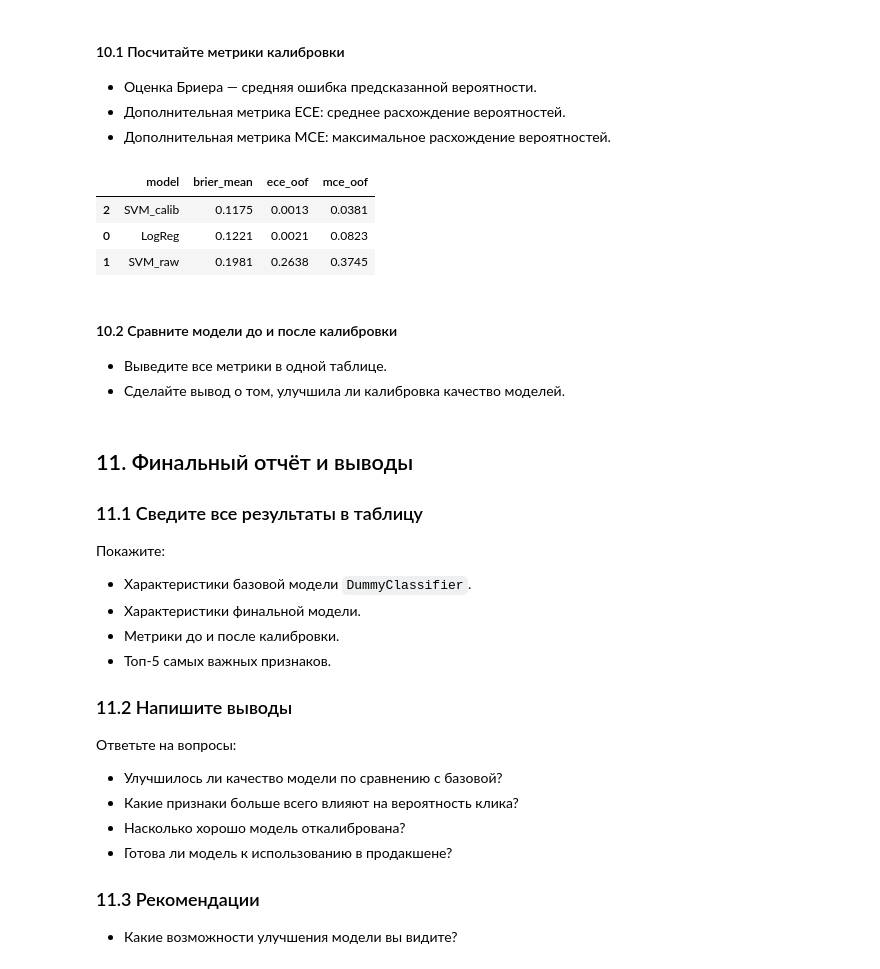
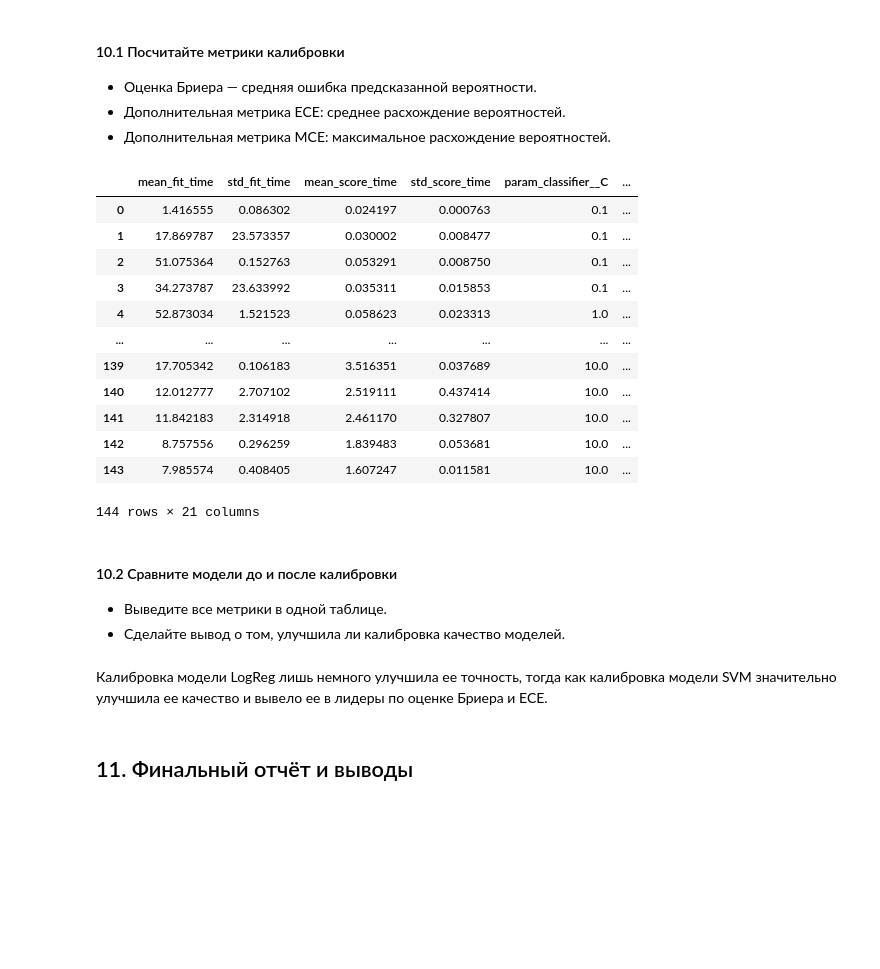
Before and after one commit to msesemov/DS_SVM_sprint_12, a Jupyter notebook: db5c0999-b3ac-41f4-b5f0-ab81a17a3c21.ipynb, the cells around one changed output. Drawn from its saved outputs; the diff is of its cells as text; code cells hidden in the pictures; blank space fills up the shorter version.

```diff
--- a/db5c0999-b3ac-41f4-b5f0-ab81a17a3c21.ipynb
+++ b/db5c0999-b3ac-41f4-b5f0-ab81a17a3c21.ipynb
@@ -1471,16 +1611,22 @@ plt.show()
 - Дополнительная метрика ECE: среднее расхождение вероятностей.
 - Дополнительная метрика MCE: максимальное расхождение вероятностей.
 # %%
-# Метрики моделей
-results_df['brier_mean'] = results_df['brier_mean'].round(4)
-results_df['ece_oof'] = results_df['ece_oof'].round(4)
-results_df['mce_oof'] = results_df['mce_oof'].round(4)
+# Метрики калибровки моделей
 results_df
 # %% [output]
-|  | model | brier_mean | ece_oof | mce_oof |
-| 2 | SVM_calib | 0.1175 | 0.0013 | 0.0381 |
-| 0 | LogReg | 0.1221 | 0.0021 | 0.0823 |
-| 1 | SVM_raw | 0.1981 | 0.2638 | 0.3745 |
+|  | mean_fit_time | std_fit_time | mean_score_time | std_score_time | param_classifier__C | ... |
+| 0 | 1.416555 | 0.086302 | 0.024197 | 0.000763 | 0.1 | ... |
+| 1 | 17.869787 | 23.573357 | 0.030002 | 0.008477 | 0.1 | ... |
+| 2 | 51.075364 | 0.152763 | 0.053291 | 0.008750 | 0.1 | ... |
+| 3 | 34.273787 | 23.633992 | 0.035311 | 0.015853 | 0.1 | ... |
+| 4 | 52.873034 | 1.521523 | 0.058623 | 0.023313 | 1.0 | ... |
+| ... | ... | ... | ... | ... | ... | ... |
+| 139 | 17.705342 | 0.106183 | 3.516351 | 0.037689 | 10.0 | ... |
+| 140 | 12.012777 | 2.707102 | 2.519111 | 0.437414 | 10.0 | ... |
+| 141 | 11.842183 | 2.314918 | 2.461170 | 0.327807 | 10.0 | ... |
+| 142 | 8.757556 | 0.296259 | 1.839483 | 0.053681 | 10.0 | ... |
+| 143 | 7.985574 | 0.408405 | 1.607247 | 0.011581 | 10.0 | ... |
+144 rows × 21 columns
 # %% [markdown]
 #### 10.2 Сравните модели до и после калибровки
 - Выведите все метрики в одной таблице.
@@ -1490,22 +1634,4 @@ results_df
+# %% [markdown]
+Калибровка модели LogReg лишь немного улучшила ее точность, тогда как калибровка модели SVM значительно улучшила ее качество и вывело ее в лидеры по оценке Бриера и ECE.
 # %% [markdown]
 ## 11. Финальный отчёт и выводы
-
-### 11.1 Сведите все результаты в таблицу
-
-Покажите:
-- Характеристики базовой модели `DummyClassifier`.
-- Характеристики финальной модели.
-- Метрики до и после калибровки.
-- Топ-5 самых важных признаков.
-
-### 11.2 Напишите выводы
-
-Ответьте на вопросы:
-- Улучшилось ли качество модели по сравнению с базовой?
-- Какие признаки больше всего влияют на вероятность клика?
-- Насколько хорошо модель откалибрована?
-- Готова ли модель к использованию в продакшене?
-
-### 11.3 Рекомендации
-
-- Какие возможности улучшения модели вы видите?
```
Also changed, not shown: parts of 34 cells of this notebook, 1 other file.
